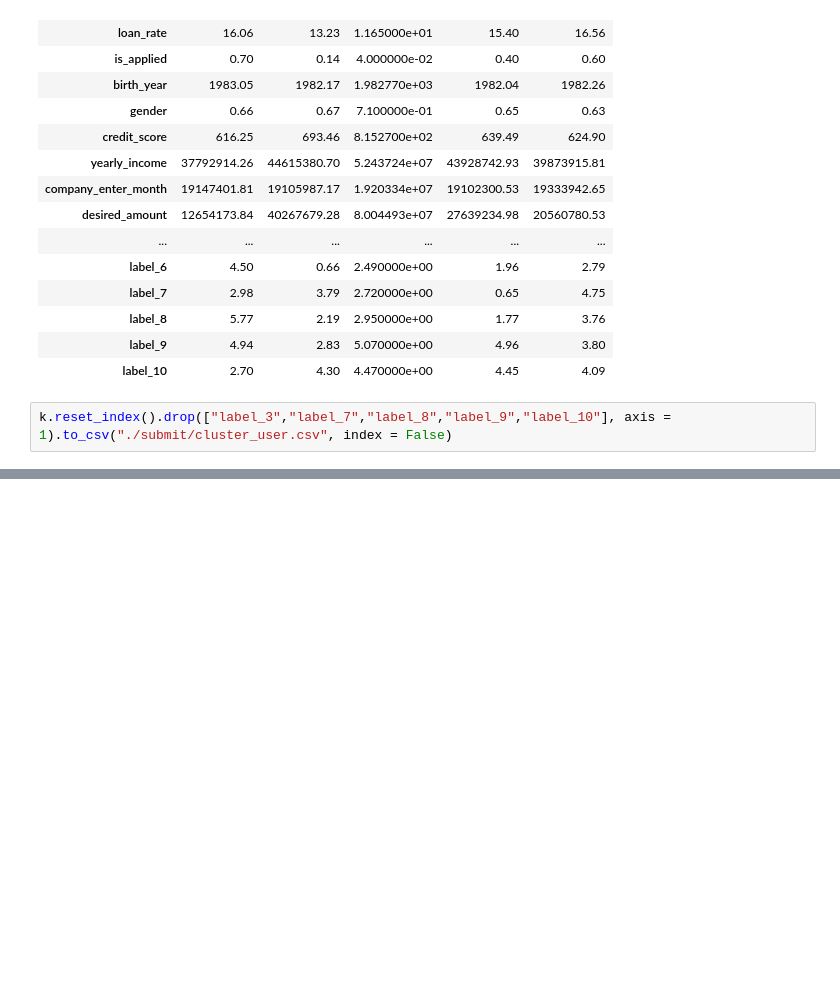
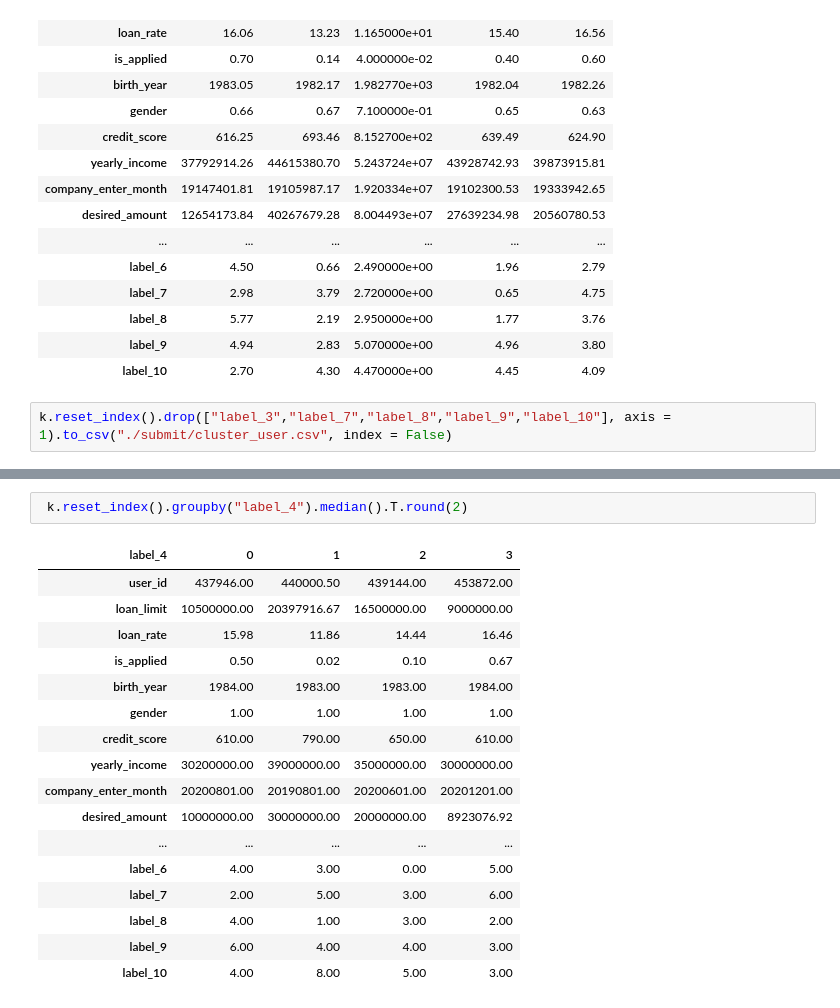
Before and after one commit to Yoontae6719/Bigcon, a Jupyter notebook: 8_Clustering.ipynb, the cells around one changed output, grey strips where cells are left out. Drawn from its saved outputs; the diff is of its cells as text; blank space fills up the shorter version.

```diff
--- a/8_Clustering.ipynb
+++ b/8_Clustering.ipynb
@@ -290,0 +385,20 @@ k.reset_index().drop(["label_3","label_7","label_8","label_9","label_10"], axis
+# %%
+ k.reset_index().groupby("label_4").median().T.round(2)
+# %% [output]
+| label_4 | 0 | 1 | 2 | 3 |
+| user_id | 437946.00 | 440000.50 | 439144.00 | 453872.00 |
+| loan_limit | 10500000.00 | 20397916.67 | 16500000.00 | 9000000.00 |
+| loan_rate | 15.98 | 11.86 | 14.44 | 16.46 |
+| is_applied | 0.50 | 0.02 | 0.10 | 0.67 |
+| birth_year | 1984.00 | 1983.00 | 1983.00 | 1984.00 |
+| gender | 1.00 | 1.00 | 1.00 | 1.00 |
+| credit_score | 610.00 | 790.00 | 650.00 | 610.00 |
+| yearly_income | 30200000.00 | 39000000.00 | 35000000.00 | 30000000.00 |
+| company_enter_month | 20200801.00 | 20190801.00 | 20200601.00 | 20201201.00 |
+| desired_amount | 10000000.00 | 30000000.00 | 20000000.00 | 8923076.92 |
+| ... | ... | ... | ... | ... |
+| label_6 | 4.00 | 3.00 | 0.00 | 5.00 |
+| label_7 | 2.00 | 5.00 | 3.00 | 6.00 |
+| label_8 | 4.00 | 1.00 | 3.00 | 2.00 |
+| label_9 | 6.00 | 4.00 | 4.00 | 3.00 |
+| label_10 | 4.00 | 8.00 | 5.00 | 3.00 |
```
Also changed, not shown: parts of 28 cells of this notebook.
